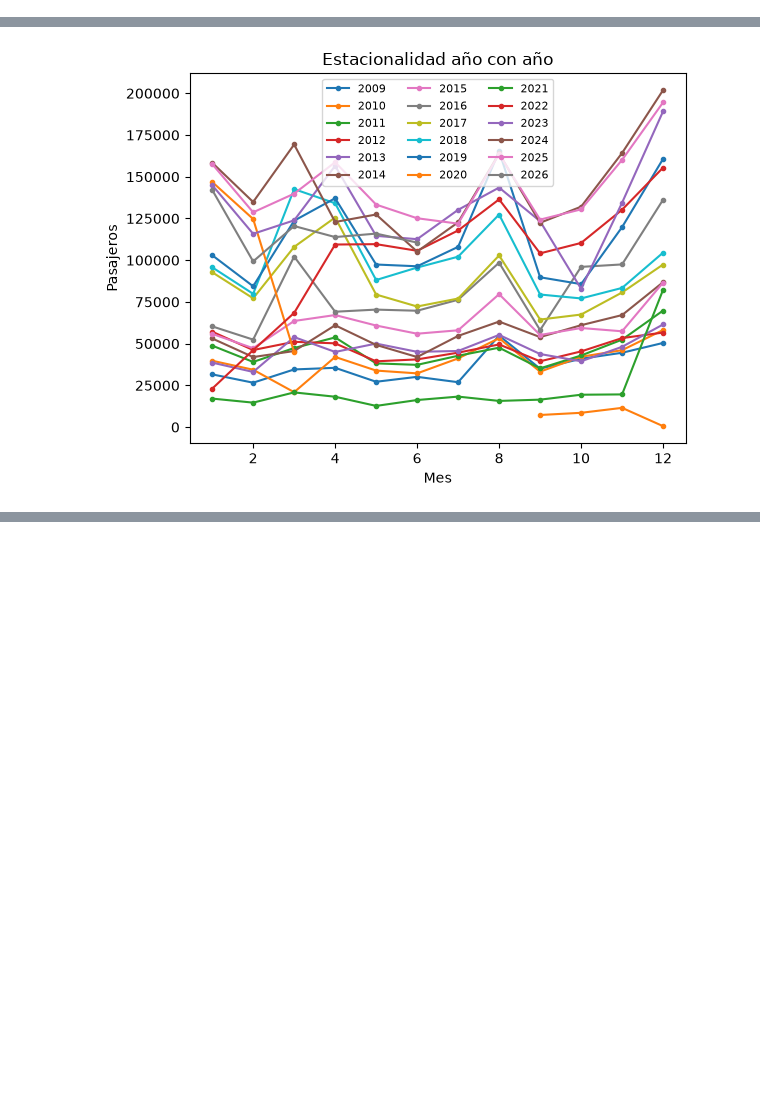
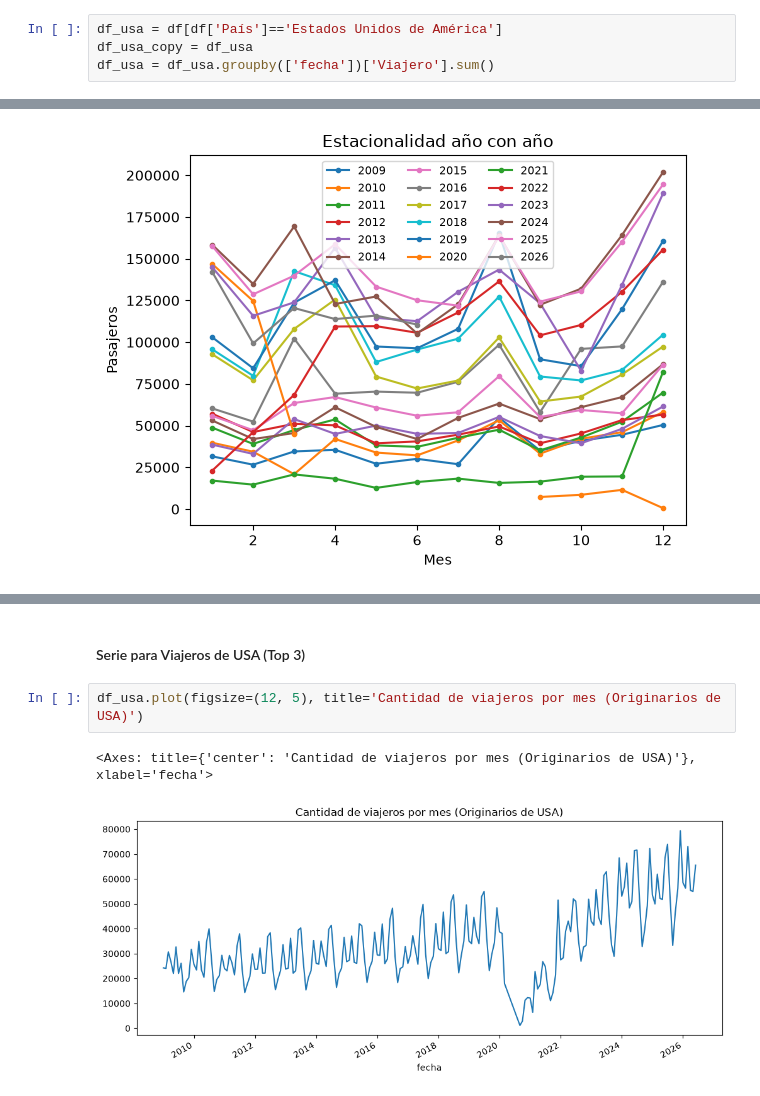
Before and after one commit to rodrigoajmac/CC3084_Laboratorio_1, a Jupyter notebook: Notebooks/Analysis_TimeSeries.ipynb, the cells around one changed output, grey strips where cells are left out. Cells and saved outputs as stored; diff of their text form; blank space fills up the shorter version.

```diff
--- a/Notebooks/Analysis_TimeSeries.ipynb
+++ b/Notebooks/Analysis_TimeSeries.ipynb
@@ -110,0 +129,4 @@ Name: Viajero, dtype: int64
+# %%
+df_usa = df[df['País']=='Estados Unidos de América']
+df_usa_copy = df_usa
+df_usa = df_usa.groupby(['fecha'])['Viajero'].sum()
@@ -225,0 +302,7 @@ plt.legend(ncol=3, fontsize=8); plt.show()
+# %% [markdown]
+#### Serie para Viajeros de USA (Top 3)
+# %%
+df_usa.plot(figsize=(12, 5), title='Cantidad de viajeros por mes (Originarios de USA)')
+# %% [output]
+<Axes: title={'center': 'Cantidad de viajeros por mes (Originarios de USA)'}, xlabel='fecha'>
+[figure, added]
```
Also changed, not shown: parts of 15 cells of this notebook.
